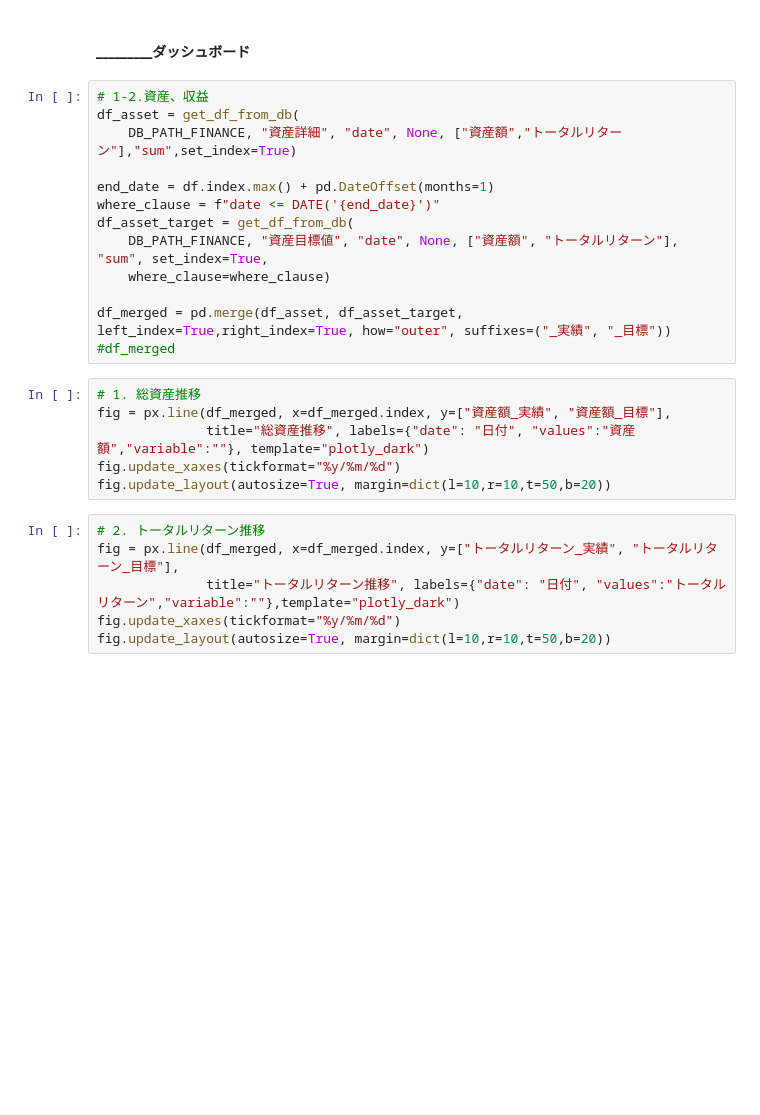
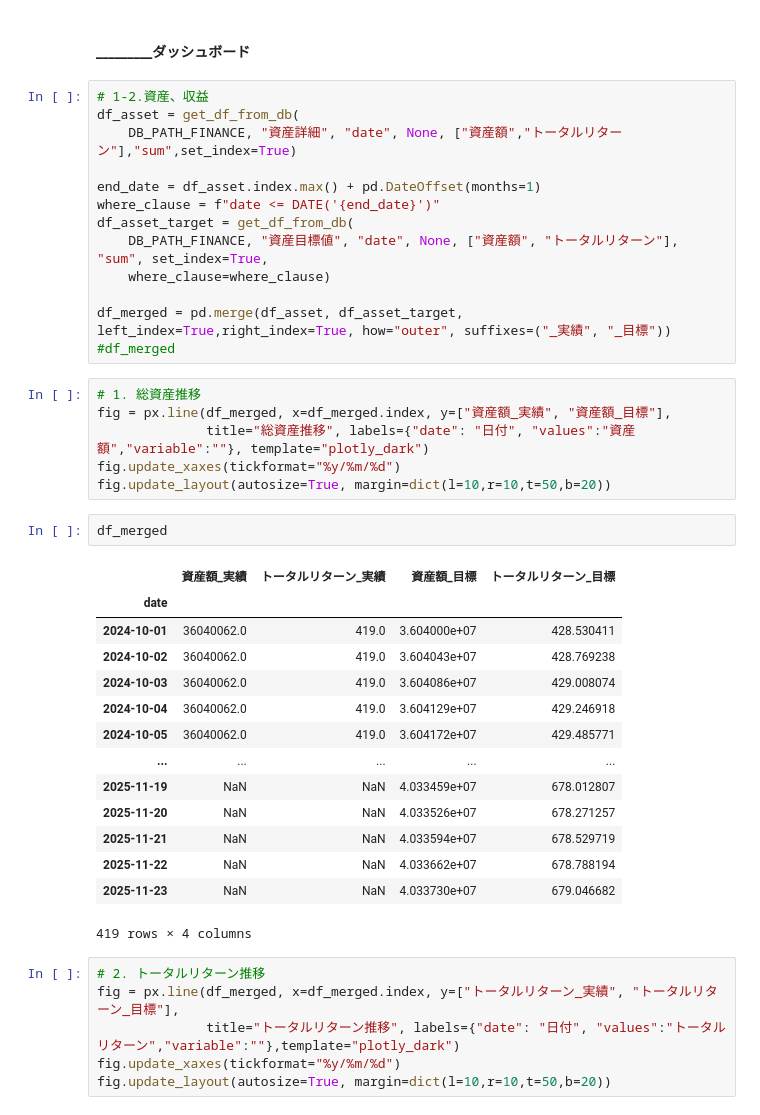
Before and after one commit to Tetibeam/004_finance_app_V001, a Jupyter notebook: 01_data_exploration.ipynb, the cells around one changed output. Cells and saved outputs as stored; diff of their text form; blank space fills up the shorter version.

```diff
--- a/01_data_exploration.ipynb
+++ b/01_data_exploration.ipynb
@@ -53,7 +53,7 @@ load_csv_to_db(
 df_asset = get_df_from_db(
     DB_PATH_FINANCE, "資産詳細", "date", None, ["資産額","トータルリターン"],"sum",set_index=True)
 
-end_date = df.index.max() + pd.DateOffset(months=1)
+end_date = df_asset.index.max() + pd.DateOffset(months=1)
 where_clause = f"date <= DATE('{end_date}')"
 df_asset_target = get_df_from_db(
     DB_PATH_FINANCE, "資産目標値", "date", None, ["資産額", "トータルリターン"], "sum", set_index=True,
@@ -67,6 +67,23 @@ fig = px.line(df_merged, x=df_merged.index, y=["資産額_実績", "資産額_
               title="総資産推移", labels={"date": "日付", "values":"資産額","variable":""}, template="plotly_dark")
 fig.update_xaxes(tickformat="%y/%m/%d")
 fig.update_layout(autosize=True, margin=dict(l=10,r=10,t=50,b=20))
+# %%
+df_merged
+# %% [output]
+|  | 資産額_実績 | トータルリターン_実績 | 資産額_目標 | トータルリターン_目標 |
+| date |  |  |  |  |
+| 2024-10-01 | 36040062.0 | 419.0 | 3.604000e+07 | 428.530411 |
+| 2024-10-02 | 36040062.0 | 419.0 | 3.604043e+07 | 428.769238 |
+| 2024-10-03 | 36040062.0 | 419.0 | 3.604086e+07 | 429.008074 |
+| 2024-10-04 | 36040062.0 | 419.0 | 3.604129e+07 | 429.246918 |
+| 2024-10-05 | 36040062.0 | 419.0 | 3.604172e+07 | 429.485771 |
+| ... | ... | ... | ... | ... |
+| 2025-11-19 | NaN | NaN | 4.033459e+07 | 678.012807 |
+| 2025-11-20 | NaN | NaN | 4.033526e+07 | 678.271257 |
+| 2025-11-21 | NaN | NaN | 4.033594e+07 | 678.529719 |
+| 2025-11-22 | NaN | NaN | 4.033662e+07 | 678.788194 |
+| 2025-11-23 | NaN | NaN | 4.033730e+07 | 679.046682 |
+419 rows × 4 columns
 # %%
 # 2. トータルリターン推移
 fig = px.line(df_merged, x=df_merged.index, y=["トータルリターン_実績", "トータルリターン_目標"],
```
Also changed, not shown: parts of 2 cells of this notebook, 3 other files.
